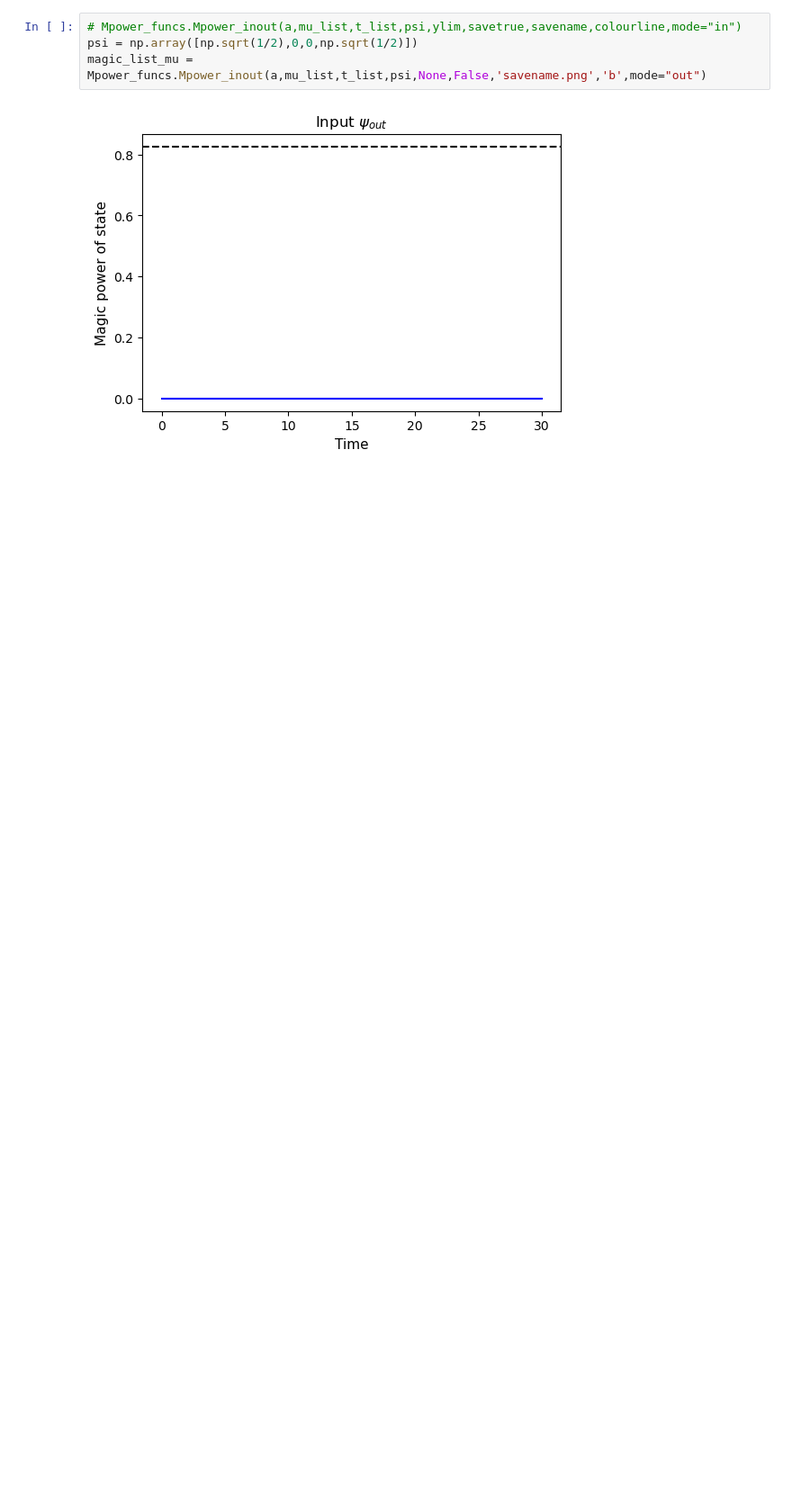
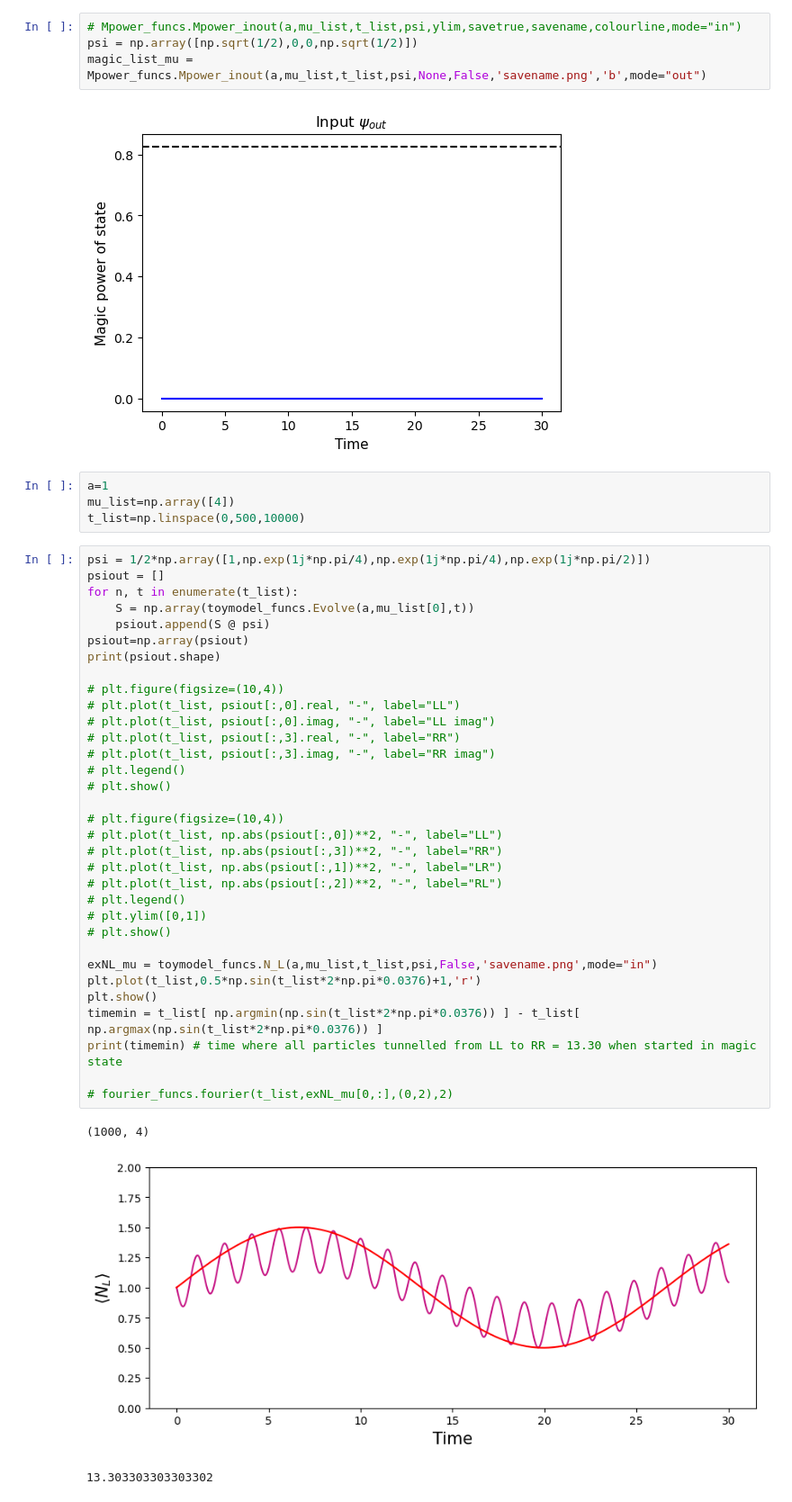
Before and after one commit to annabirke/Honours_entangle_magic, a Jupyter notebook: Epower_Mpower_analysis.ipynb, the cells around one changed output. Shown at 90% size. Cells and saved outputs as stored; diff of their text form; blank space fills up the shorter version.

Commit message:
changed shape of psiout mean, analysis of MF evolution maybe tunnelling?

```diff
--- a/Epower_Mpower_analysis.ipynb
+++ b/Epower_Mpower_analysis.ipynb
@@ -81,3 +88,44 @@ psi = np.array([np.sqrt(1/2),0,0,np.sqrt(1/2)])
 magic_list_mu = Mpower_funcs.Mpower_inout(a,mu_list,t_list,psi,None,False,'savename.png','b',mode="out")
 # %% [output]
 [figure]
+# %%
+a=1
+mu_list=np.array([4])
+t_list=np.linspace(0,500,10000)
+# %%
+psi = 1/2*np.array([1,np.exp(1j*np.pi/4),np.exp(1j*np.pi/4),np.exp(1j*np.pi/2)])
+psiout = []
+for n, t in enumerate(t_list):
+    S = np.array(toymodel_funcs.Evolve(a,mu_list[0],t))
+    psiout.append(S @ psi)
+psiout=np.array(psiout)
+print(psiout.shape)
+
+# plt.figure(figsize=(10,4))
+# plt.plot(t_list, psiout[:,0].real, "-", label="LL")
+# plt.plot(t_list, psiout[:,0].imag, "-", label="LL imag")
+# plt.plot(t_list, psiout[:,3].real, "-", label="RR")
+# plt.plot(t_list, psiout[:,3].imag, "-", label="RR imag")
+# plt.legend()
+# plt.show()
+
+# plt.figure(figsize=(10,4))
+# plt.plot(t_list, np.abs(psiout[:,0])**2, "-", label="LL")
+# plt.plot(t_list, np.abs(psiout[:,3])**2, "-", label="RR")
+# plt.plot(t_list, np.abs(psiout[:,1])**2, "-", label="LR")
+# plt.plot(t_list, np.abs(psiout[:,2])**2, "-", label="RL")
+# plt.legend()
+# plt.ylim([0,1])
+# plt.show()
+
+exNL_mu = toymodel_funcs.N_L(a,mu_list,t_list,psi,False,'savename.png',mode="in")
+plt.plot(t_list,0.5*np.sin(t_list*2*np.pi*0.0376)+1,'r')
+plt.show()
+timemin = t_list[ np.argmin(np.sin(t_list*2*np.pi*0.0376)) ] - t_list[ np.argmax(np.sin(t_list*2*np.pi*0.0376)) ]
+print(timemin) # time where all particles tunnelled from LL to RR = 13.30 when started in magic state
+
+# fourier_funcs.fourier(t_list,exNL_mu[0,:],(0,2),2)
+# %% [output]
+(1000, 4)
+[figure, added]
+13.303303303303302
```
Also changed, not shown: parts of 8 cells of this notebook, 5 other files.
